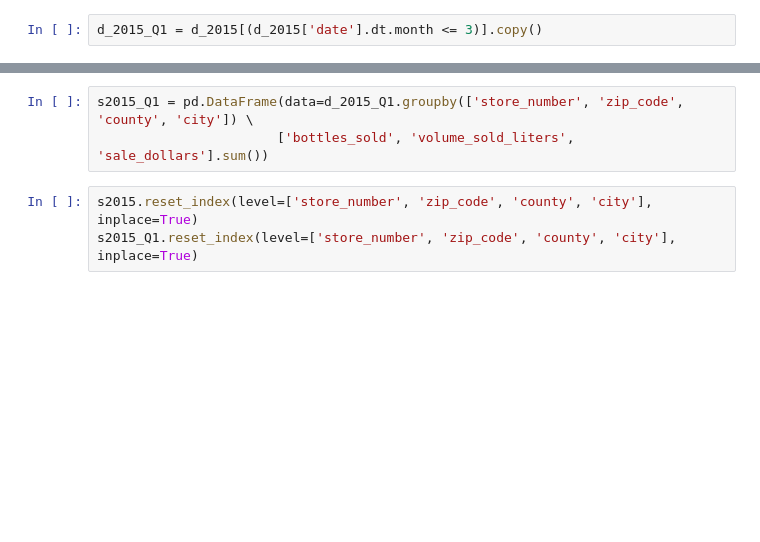
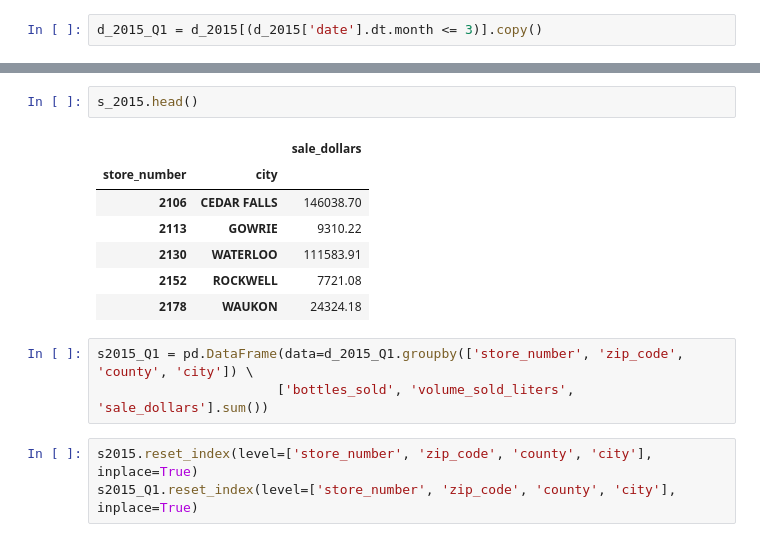
Before and after one commit to deepstructure/Portfolio, a Jupyter notebook: GA Data Science Program/DSI_Project_3/project_3.ipynb, the cells around one changed output, grey strips where cells are left out. Drawn from its saved outputs; the diff is of its cells as text; blank space fills up the shorter version.

```diff
--- a/GA Data Science Program/DSI_Project_3/project_3.ipynb
+++ b/GA Data Science Program/DSI_Project_3/project_3.ipynb
@@ -129,3 +178,13 @@ s2015 = pd.DataFrame(data=d_2015.groupby(['store_number', 'zip_code', 'county',
+# %%
+s_2015.head()
+# %% [output]
+|  |  | sale_dollars |
+| store_number | city |  |
+| 2106 | CEDAR FALLS | 146038.70 |
+| 2113 | GOWRIE | 9310.22 |
+| 2130 | WATERLOO | 111583.91 |
+| 2152 | ROCKWELL | 7721.08 |
+| 2178 | WAUKON | 24324.18 |
 # %%
 s2015_Q1 = pd.DataFrame(data=d_2015_Q1.groupby(['store_number', 'zip_code', 'county', 'city']) \
                        ['bottles_sold', 'volume_sold_liters', 'sale_dollars'].sum())
```
Also changed, not shown: parts of 7 cells of this notebook, 1 other file.
